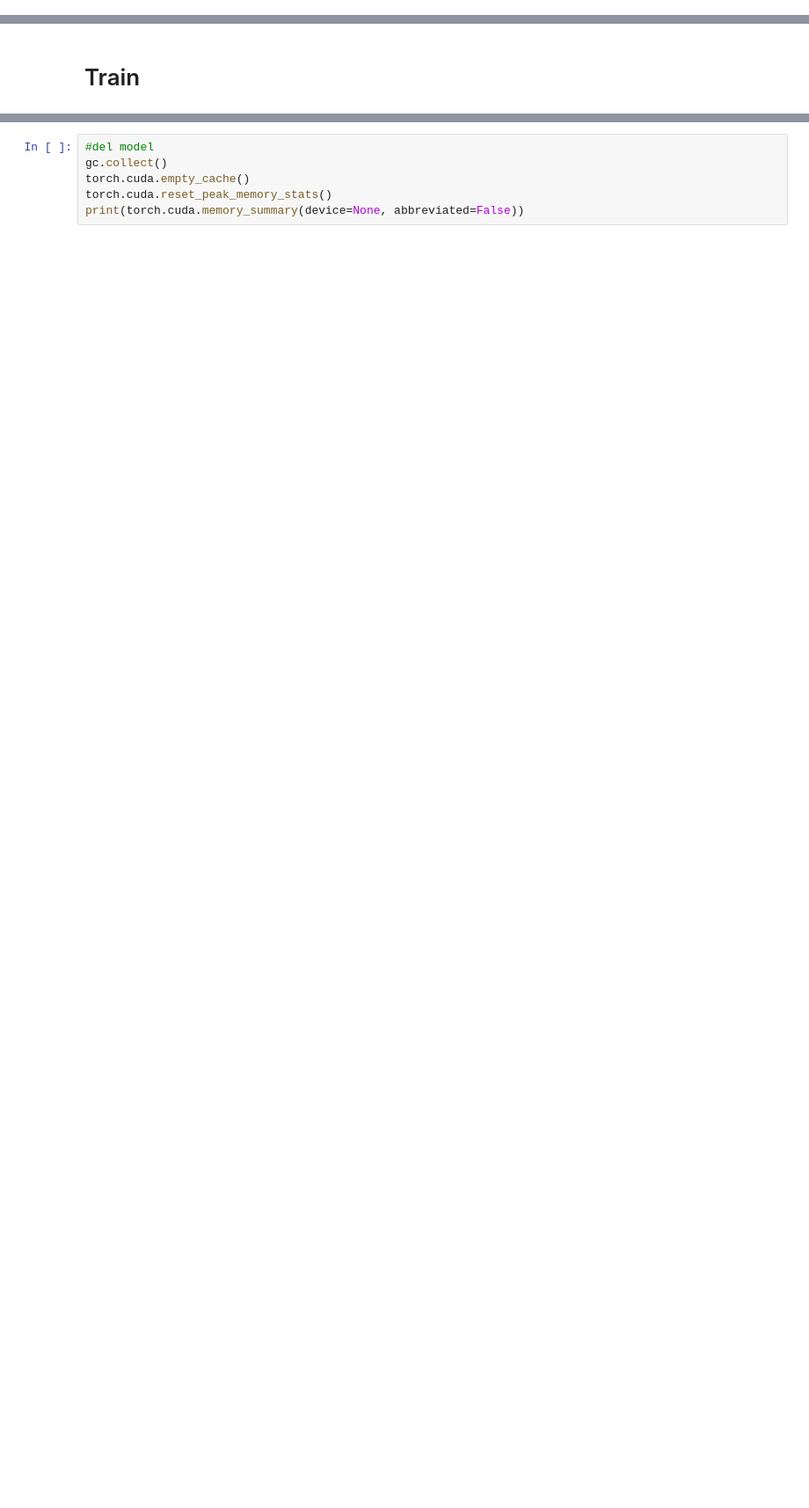
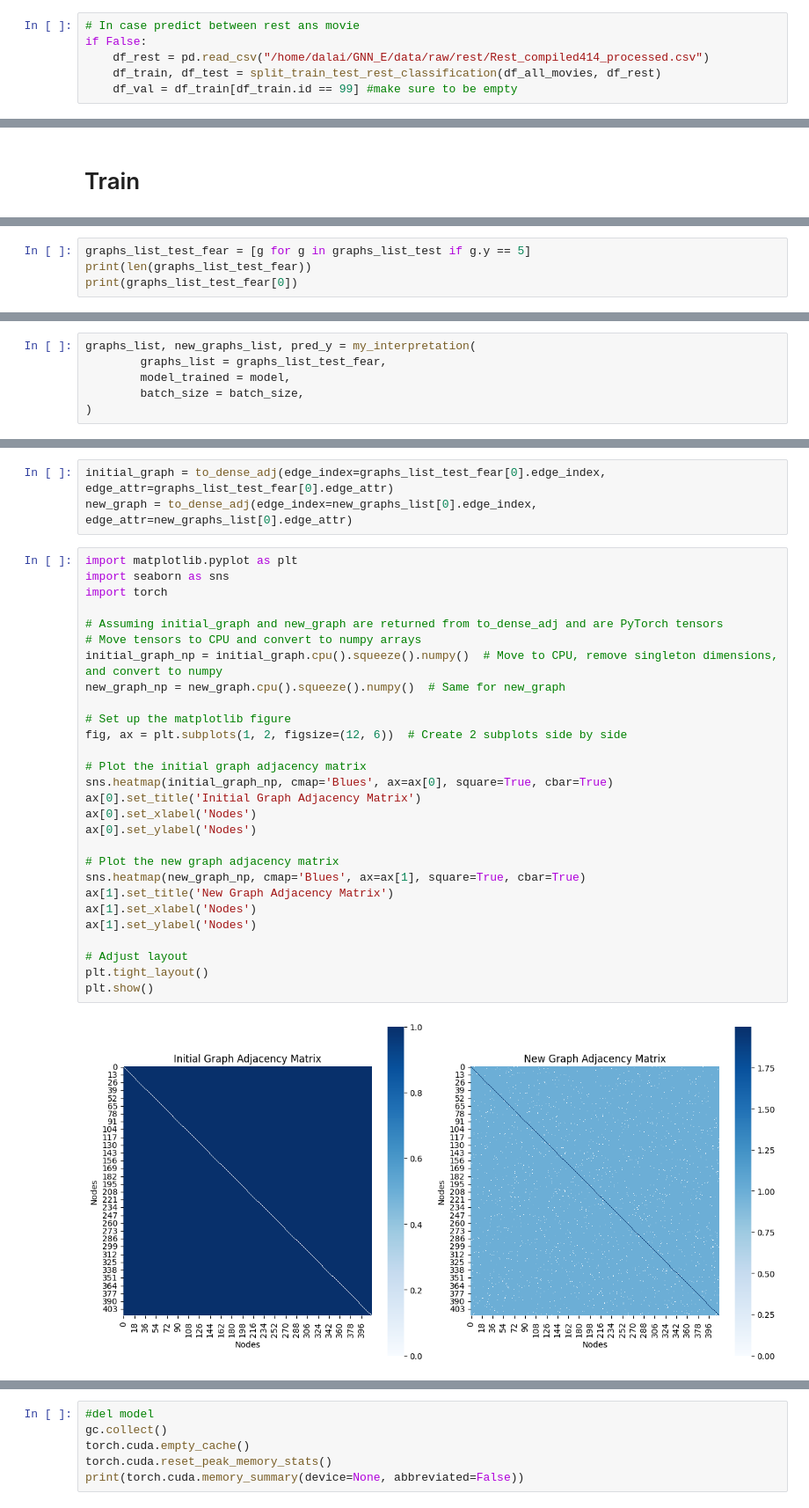
Before and after one commit to CS-433/ml-project-2-zenconvolutionalgraph, a Jupyter notebook: VIB/VIB.ipynb, the cells around one changed output, grey strips where cells are left out. Shown at 88% size. Saved outputs shown, nothing was run; the diff lists cells and outputs as text; blank space fills up the shorter version.

```diff
--- a/VIB/VIB.ipynb
+++ b/VIB/VIB.ipynb
@@ -49,0 +72,6 @@ df_all_movies = df_all_movies[df_all_movies.movie.isin([0,3])]
+# %%
+# In case predict between rest ans movie
+if False:
+    df_rest = pd.read_csv("/home/dalai/GNN_E/data/raw/rest/Rest_compiled414_processed.csv")
+    df_train, df_test = split_train_test_rest_classification(df_all_movies, df_rest)
+    df_val = df_train[df_train.id == 99] #make sure to be empty
@@ -184,0 +244,4 @@ KeyboardInterrupt:
+# %%
+graphs_list_test_fear = [g for g in graphs_list_test if g.y == 5]
+print(len(graphs_list_test_fear))
+print(graphs_list_test_fear[0])
@@ -184,0 +251,6 @@ KeyboardInterrupt:
+# %%
+graphs_list, new_graphs_list, pred_y = my_interpretation(
+        graphs_list = graphs_list_test_fear,
+        model_trained = model,
+        batch_size = batch_size,
+)
@@ -184,0 +260,33 @@ KeyboardInterrupt:
+# %%
+initial_graph = to_dense_adj(edge_index=graphs_list_test_fear[0].edge_index, edge_attr=graphs_list_test_fear[0].edge_attr)
+new_graph = to_dense_adj(edge_index=new_graphs_list[0].edge_index, edge_attr=new_graphs_list[0].edge_attr)
+# %%
+import matplotlib.pyplot as plt
+import seaborn as sns
+import torch
+
+# Assuming initial_graph and new_graph are returned from to_dense_adj and are PyTorch tensors
+# Move tensors to CPU and convert to numpy arrays
+initial_graph_np = initial_graph.cpu().squeeze().numpy()  # Move to CPU, remove singleton dimensions, and convert to numpy
+new_graph_np = new_graph.cpu().squeeze().numpy()  # Same for new_graph
+
+# Set up the matplotlib figure
+fig, ax = plt.subplots(1, 2, figsize=(12, 6))  # Create 2 subplots side by side
+
+# Plot the initial graph adjacency matrix
+sns.heatmap(initial_graph_np, cmap='Blues', ax=ax[0], square=True, cbar=True)
+ax[0].set_title('Initial Graph Adjacency Matrix')
+ax[0].set_xlabel('Nodes')
+ax[0].set_ylabel('Nodes')
+
+# Plot the new graph adjacency matrix
+sns.heatmap(new_graph_np, cmap='Blues', ax=ax[1], square=True, cbar=True)
+ax[1].set_title('New Graph Adjacency Matrix')
+ax[1].set_xlabel('Nodes')
+ax[1].set_ylabel('Nodes')
+
+# Adjust layout
+plt.tight_layout()
+plt.show()
+# %% [output]
+[figure, added]
```
Also changed, not shown: parts of 12 cells of this notebook, 7 other files.
